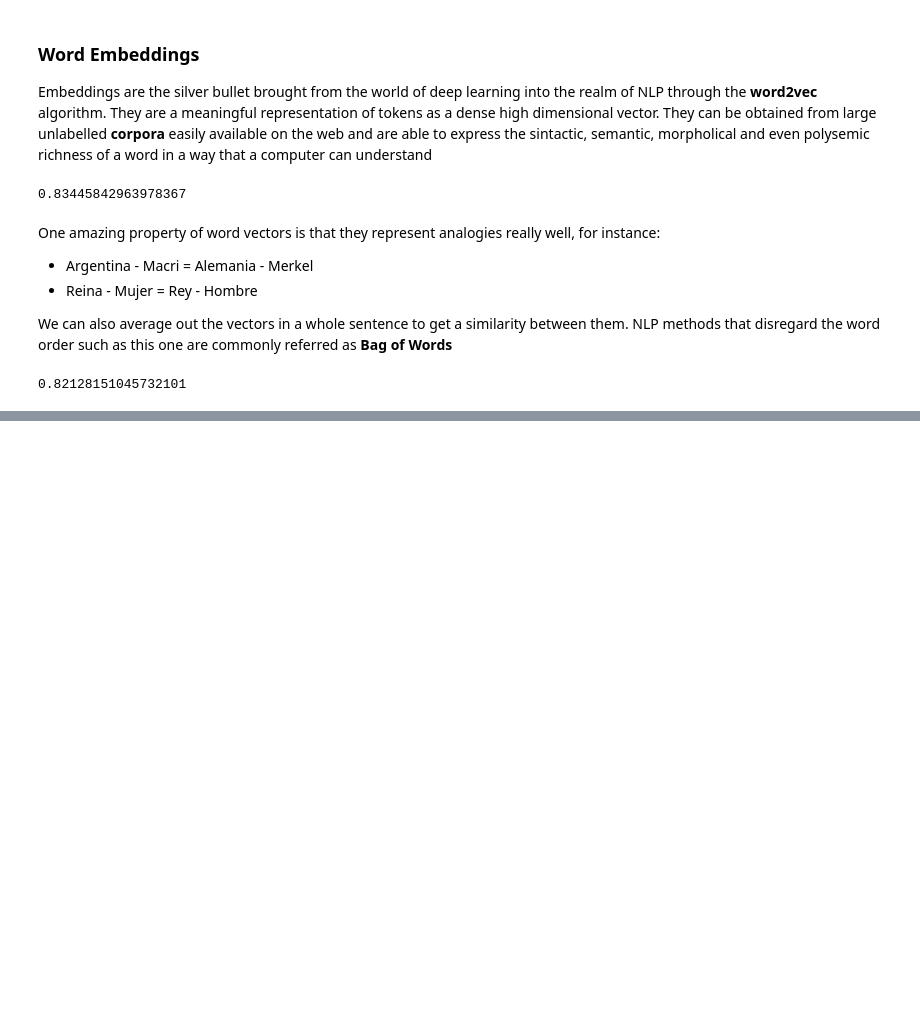
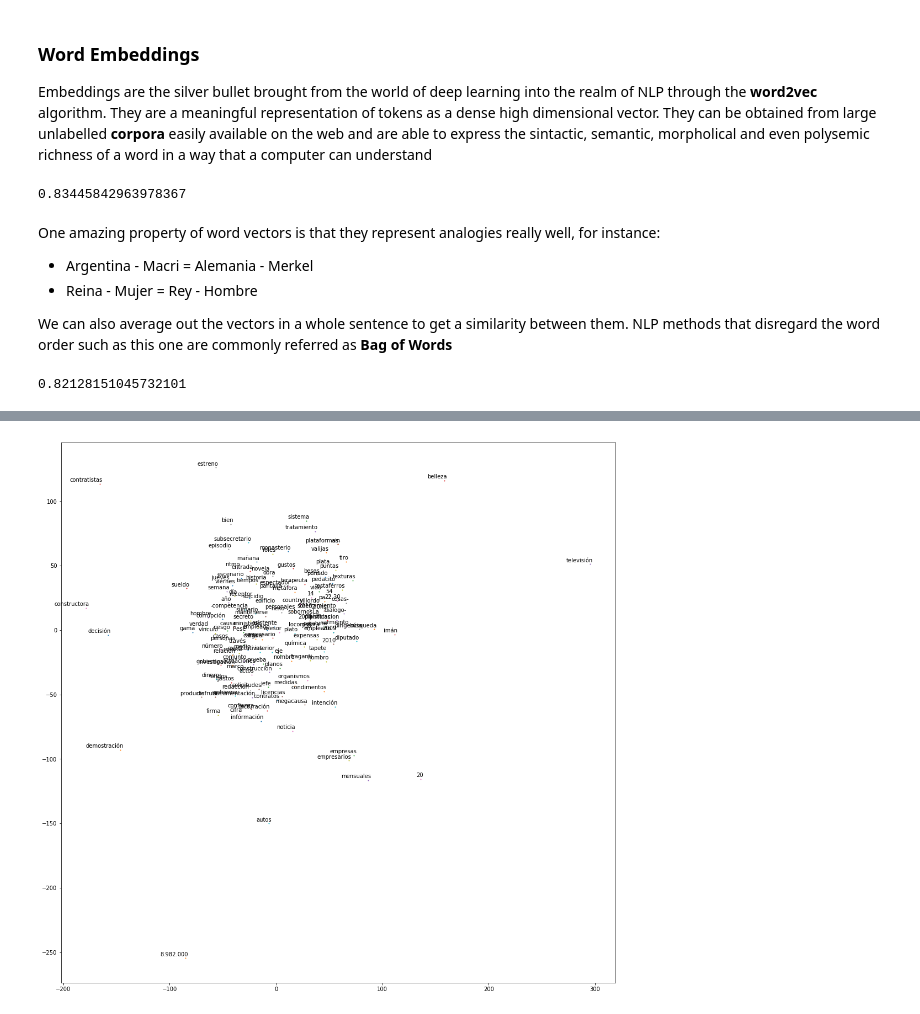
Before and after one commit to eisenjulian/spanish-nlp-workshop, a Jupyter notebook: spanish-nlp.ipynb, the cells around one changed output, grey strips where cells are left out. Drawn from its saved outputs; the diff is of its cells as text; code cells hidden in the pictures; blank space fills up the shorter version.

```diff
--- a/spanish-nlp.ipynb
+++ b/spanish-nlp.ipynb
@@ -85,0 +102,16 @@ doc.similarity(doc2)
+# %%
+corpus = nlp('\n'.join(news))
+# %%
+visited = {}
+nouns = []
+for word in corpus:
+    if word.pos_.startswith('N') and len(word.string) < 15:
+        token = word.string.strip().lower()
+        if token in visited:
+            visited[token] += 1
+            continue
+        else:
+            visited[token] = 1
+            nouns.append(word)
+nouns = sorted(nouns, key=lambda w: -visited[w.string.strip().lower()])[:150]
+pd.DataFrame([[w.text, visited[w.string.strip().lower()]] for w in nouns], columns=['Noun', 'Freq'])
@@ -85,0 +137,25 @@ doc.similarity(doc2)
+# %%
+def plot_with_labels(low_dim_embs, labels, filename='tsne.png'):
+    assert low_dim_embs.shape[0] >= len(labels), "More labels than embeddings"
+    plt.figure(figsize=(18, 18))  # in inches
+    for i, label in enumerate(labels):
+        x, y = low_dim_embs[i, :]
+        plt.scatter(x, y, s=1.0)
+        plt.annotate(label,
+                 xy=(x, y),
+                 xytext=(5, 2),
+                 textcoords='offset points',
+                 ha='right',
+                 va='bottom')
+    plt.show()
+#     plt.savefig(filename)
+
+# Creating the tsne plot [Warning: will take time]
+tsne = TSNE(perplexity=30.0, n_components=2, init='pca', n_iter=5000)
+
+low_dim_embedding = tsne.fit_transform(np.array([word.vector for word in nouns]))
+
+# Finally plotting and saving the fig
+plot_with_labels(low_dim_embedding, [word.text for word in nouns])
+# %% [output]
+[figure, added]
```
Also changed, not shown: parts of 3 cells of this notebook.
